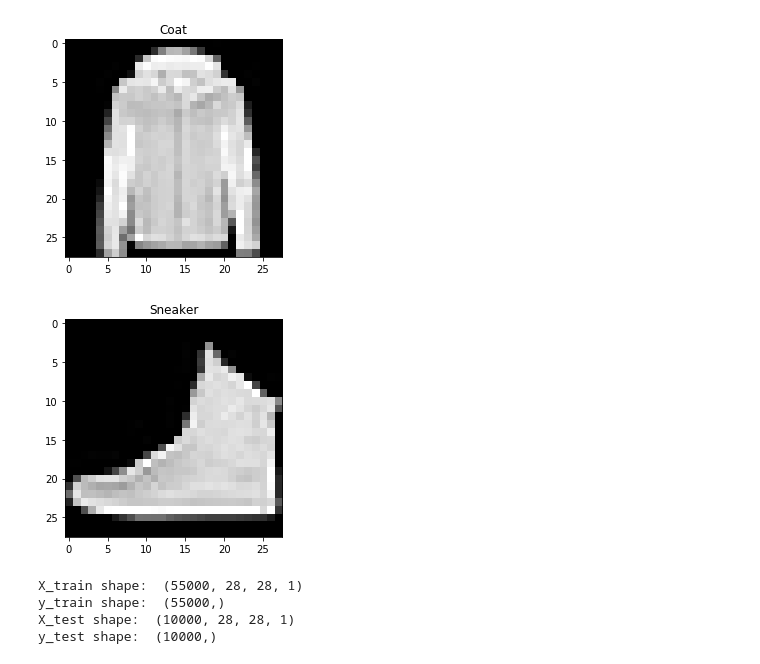
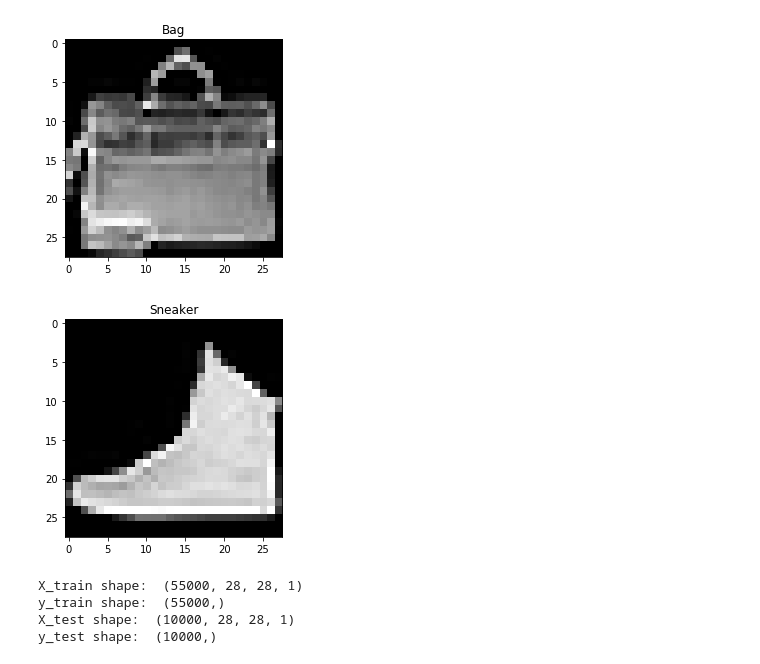
Before and after one commit to khanguyen1207/My-Machine-Learning-Corner, a Jupyter notebook: Zalando MNIST/fashion.ipynb, the cells around one changed output. Cells and saved outputs as stored; diff of their text form; code cells hidden in the pictures.

```diff
--- a/Zalando MNIST/fashion.ipynb
+++ b/Zalando MNIST/fashion.ipynb
@@ -39,16 +86,17 @@ types = {
 import matplotlib.pyplot as plt
 # %%
 # Show images and labels
-plt.imshow(train.images[0].reshape(28,28), cmap='gist_gray')
-plt.title(types[str(train.labels[0])])
+index = 201
+plt.imshow(train.images[index].reshape(28,28), cmap='gist_gray')
+plt.title(types[str(train.labels[index])])
 plt.show()
 
 plt.imshow(train.images[23].reshape(28,28), cmap='gist_gray')
 plt.title(types[str(train.labels[23])])
 plt.show()
 # %% [output]
-[figure, old version]
+[figure, new version]
-[figure, old version]
+[figure, new version]
 # %%
 #Reshaping train and test set
 X_train, X_test = train.images, test.images
```
Also changed, not shown: parts of 18 cells of this notebook.
